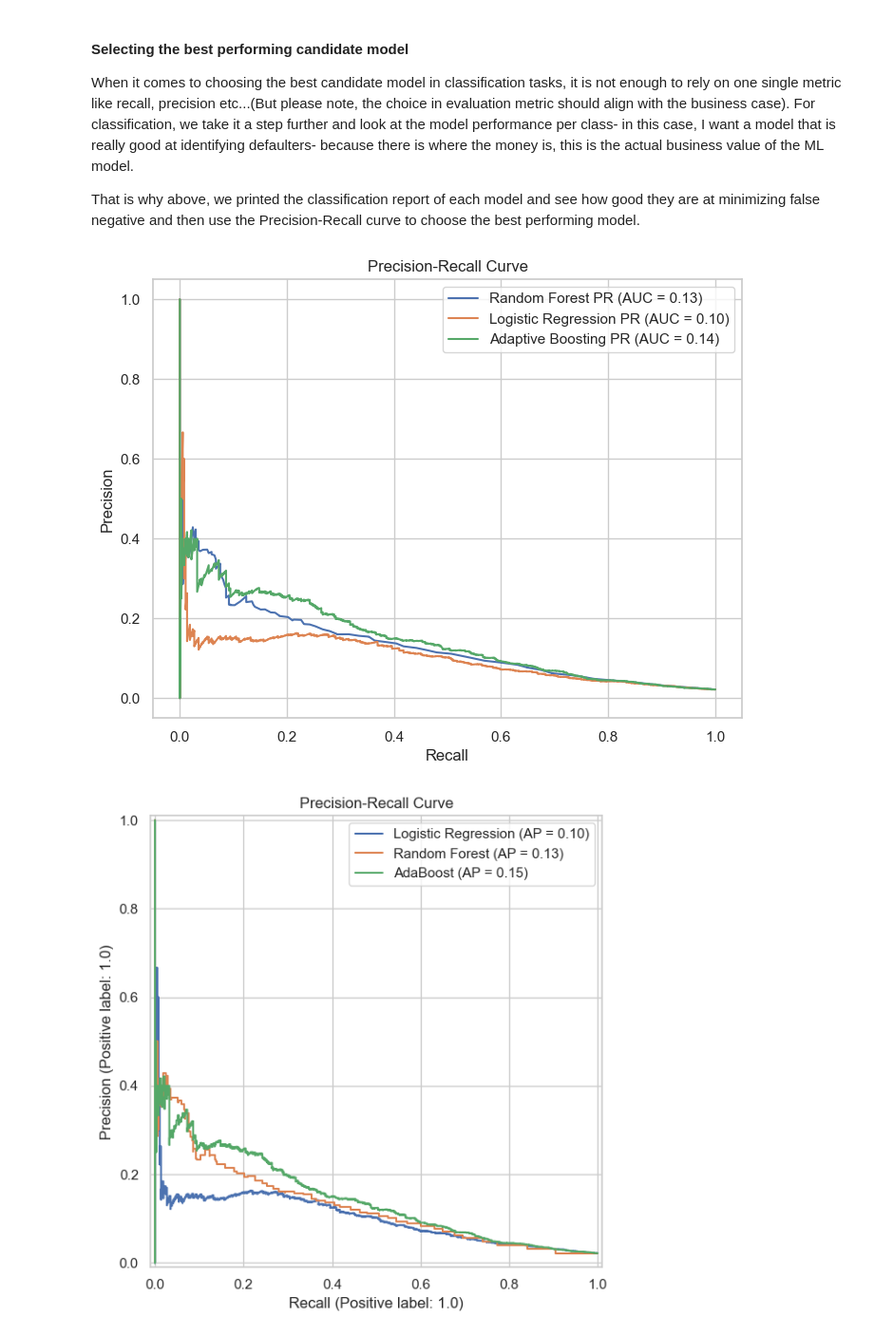
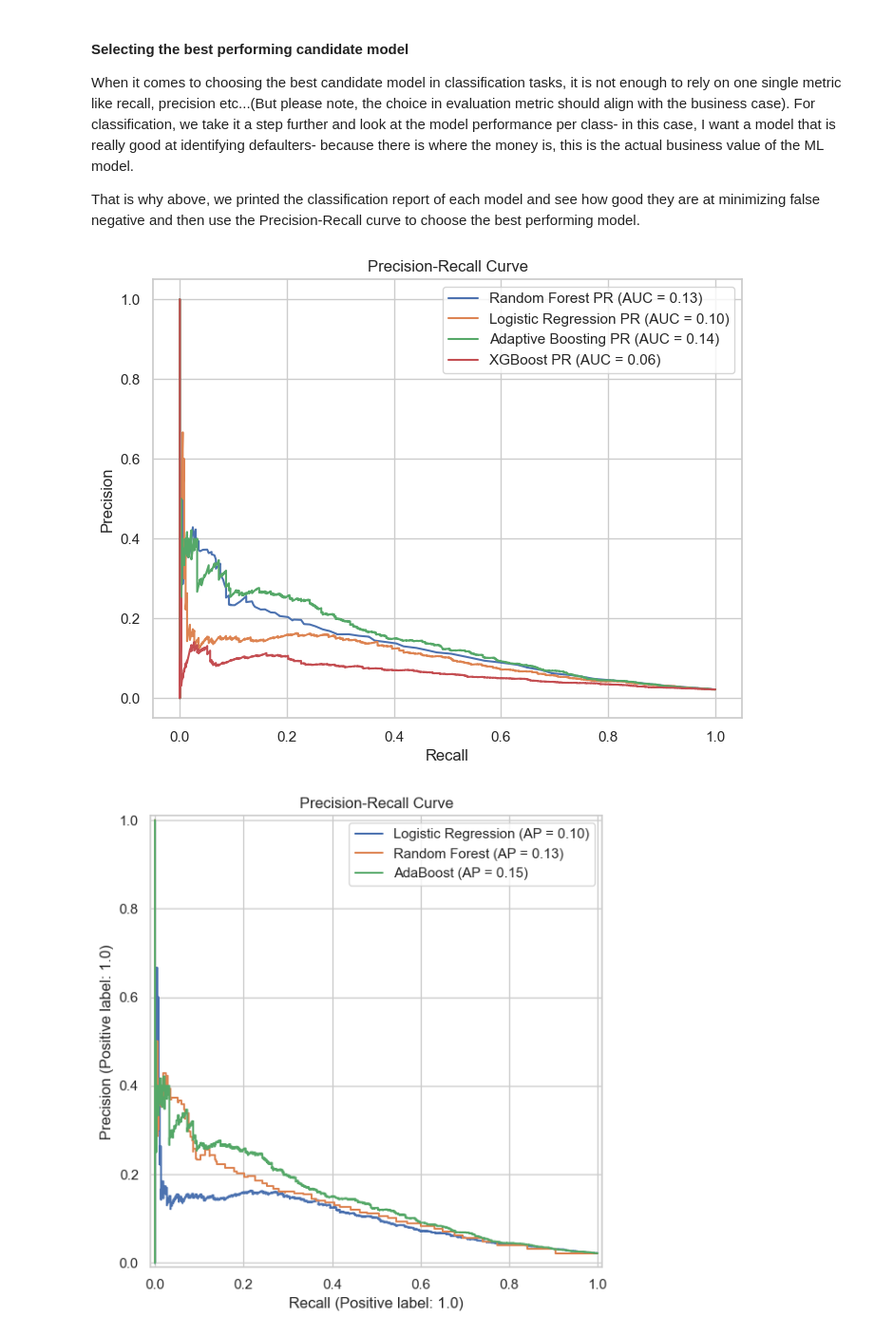
Before and after one commit to WamzMwangi/Machine_Learning_Foundations, a Jupyter notebook: Classification/Credit_Risk_Modelling.ipynb, the cells around one changed output. Shown at 95% size. Cells and saved outputs as stored; diff of their text form; code cells hidden in the pictures.

Commit message:
xgboost and feature importance

```diff
--- a/Classification/Credit_Risk_Modelling.ipynb
+++ b/Classification/Credit_Risk_Modelling.ipynb
@@ -602,0 +648,6 @@ Non-Defaulter       0.99      0.93      0.96     16639
+# %%
+#Train Test Split: Reserve 20% of data for final model testing
+from sklearn.model_selection import train_test_split
+
+X_train_xg, X_test_xg, y_train_xg, y_test_xg = train_test_split (X, y, test_size=0.20, random_state=20,stratify=y)
+print(X_train_xg.shape, X_test_xg.shape, y_train_xg.shape, y_test_xg.shape)
@@ -602,0 +656,5 @@ Non-Defaulter       0.99      0.93      0.96     16639
+# %%
+# compute scale_pos_weight from your training labels
+neg, pos = y_train_xg.value_counts()
+scale_pos_weight_value = neg / pos
+print(f"scale_pos_weight: {scale_pos_weight_value:.2f}")
@@ -602,0 +663,22 @@ Non-Defaulter       0.99      0.93      0.96     16639
+# %%
+# fit the model
+from xgboost import XGBClassifier
+
+xgb_model = XGBClassifier(
+    objective='binary:logistic',
+    tree_method='hist',
+    scale_pos_weight=scale_pos_weight_value,
+    random_state=42,
+    eval_metric='logloss'
+)
+
+cv = StratifiedKFold(
+    n_splits=10,
+    shuffle=True,
+    random_state=42
+)
+
+
+scores = cross_val_score(xgb_model, X_train_xg, y_train_xg.values.ravel(), cv=cv, scoring=f2_scorer)
+print("F2 Scores for each fold: ", scores)
+print("Mean score: ", scores.mean())
@@ -602,0 +689,5 @@ Non-Defaulter       0.99      0.93      0.96     16639
+# %%
+xgb_model.fit(X_train_xg, y_train_xg.values.ravel())
+y_pred = xgb_model.predict(X_test_xg)
+
+print(classification_report(y_test_xg, y_pred, target_names=['Non-Defaulter', 'Defaulter']))
@@ -609,29 +709,34 @@ That is why above, we printed the classification report of each model and see ho
 # %%
 from sklearn.metrics import precision_recall_curve, auc
 
 plt.figure(figsize=(8, 6))
 
 y_scores = rf_pipe.predict_proba(X_test)[:, 1]
 precision, recall, thresholds = precision_recall_curve(y_test, y_scores)
 auc_score = auc(recall, precision)
 plt.plot(recall, precision, label=f'Random Forest PR (AUC = {auc_score:.2f})')
 
 y_scores = lr_pipe.predict_proba(X_test)[:, 1]
 precision, recall, thresholds = precision_recall_curve(y_test, y_scores)
 auc_score = auc(recall, precision)
 plt.plot(recall, precision, label=f'Logistic Regression PR (AUC = {auc_score:.2f})')
 
-y_scores =ada_pipe.predict_proba(X_test)[:, 1]
+y_scores = ada_pipe.predict_proba(X_test)[:, 1]
 precision, recall, thresholds = precision_recall_curve(y_test, y_scores)
 auc_score = auc(recall, precision)
 plt.plot(recall, precision, label=f'Adaptive Boosting PR (AUC = {auc_score:.2f})')
+
+y_scores = xgb_model.predict_proba(X_test_xg)[:, 1]
+precision, recall, thresholds = precision_recall_curve(y_test_xg, y_scores)
+auc_score = auc(recall, precision)
+plt.plot(recall, precision, label=f'XGBoost PR (AUC = {auc_score:.2f})')
 
 
 plt.xlabel('Recall')
 plt.ylabel('Precision')
 plt.title('Precision-Recall Curve')
 plt.legend()
 plt.show()
 # %% [output]
-[figure, old version]
+[figure, new version]
 # %%
```
Also changed, not shown: parts of 28 cells of this notebook, 3 other files.
